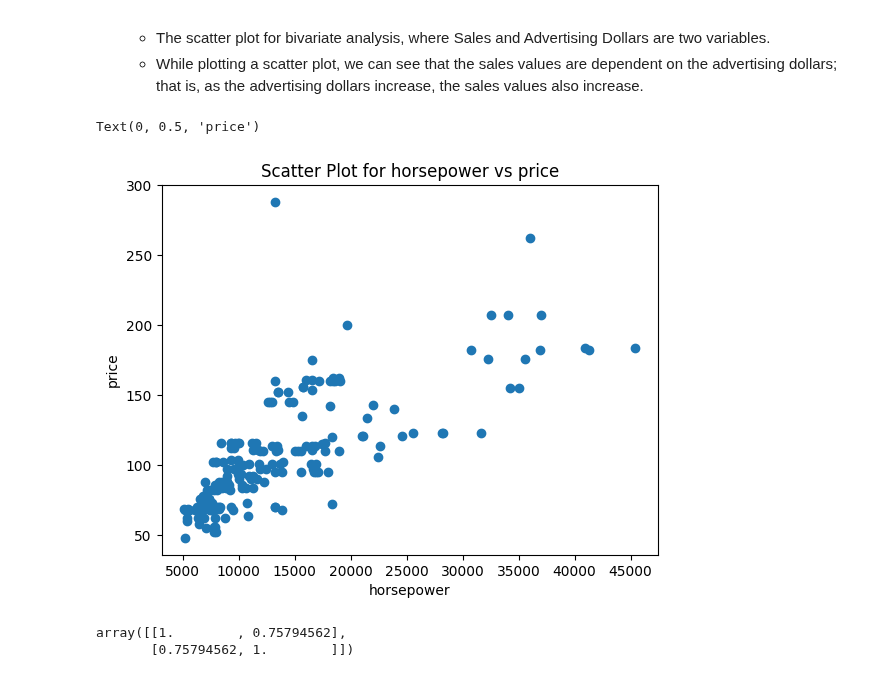
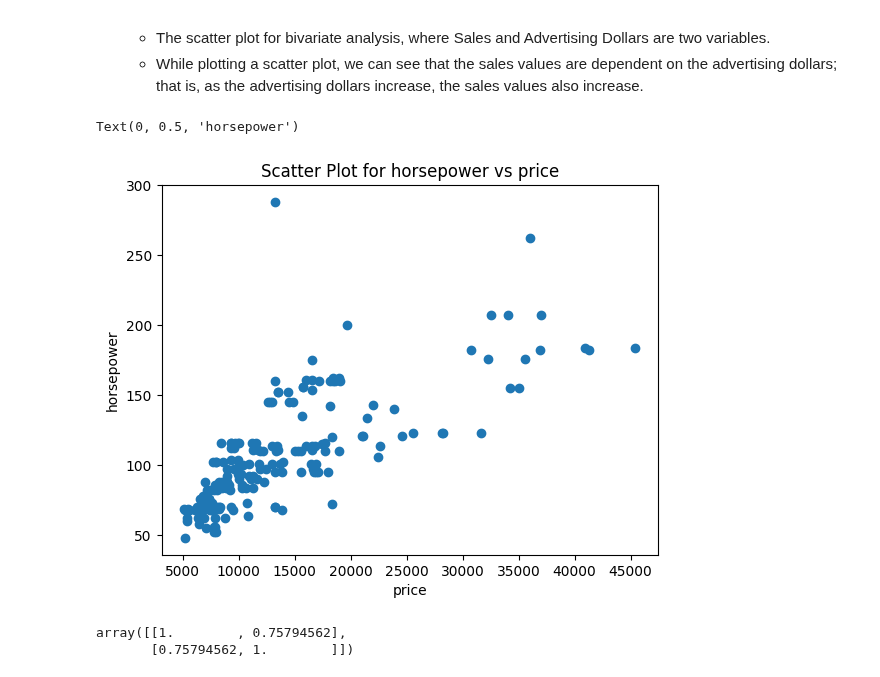
Before and after one commit to salemprakash/EDA, a Jupyter notebook: Module3.ipynb, the cells around one changed output. Cells and saved outputs as stored; diff of their text form; code cells hidden in the pictures.

```diff
--- a/Module3.ipynb
+++ b/Module3.ipynb
@@ -263,14 +304,14 @@ plt.show()
 # %%
 #1. To perform bivariate analysis on our automobiles dataset.
 #Let's look at whether horsepower is a dependent factor for the pricing of cars or not
 #Plot the relationship between “horsepower” and ”price”
 plt.scatter(df["price"], df["horsepower"])
 plt.title("Scatter Plot for horsepower vs price")
-plt.xlabel("horsepower")
-plt.ylabel("price")
+plt.xlabel("price")
+plt.ylabel("horsepower")
 # %% [output]
-Text(0, 0.5, 'price')
+Text(0, 0.5, 'horsepower')
-[figure, old version]
+[figure, new version]
 # %%
 #Relationshipt between two features (Positive Correlation)
 np.corrcoef(df["price"], df["horsepower"])
```
Also changed, not shown: parts of 5 cells of this notebook.
